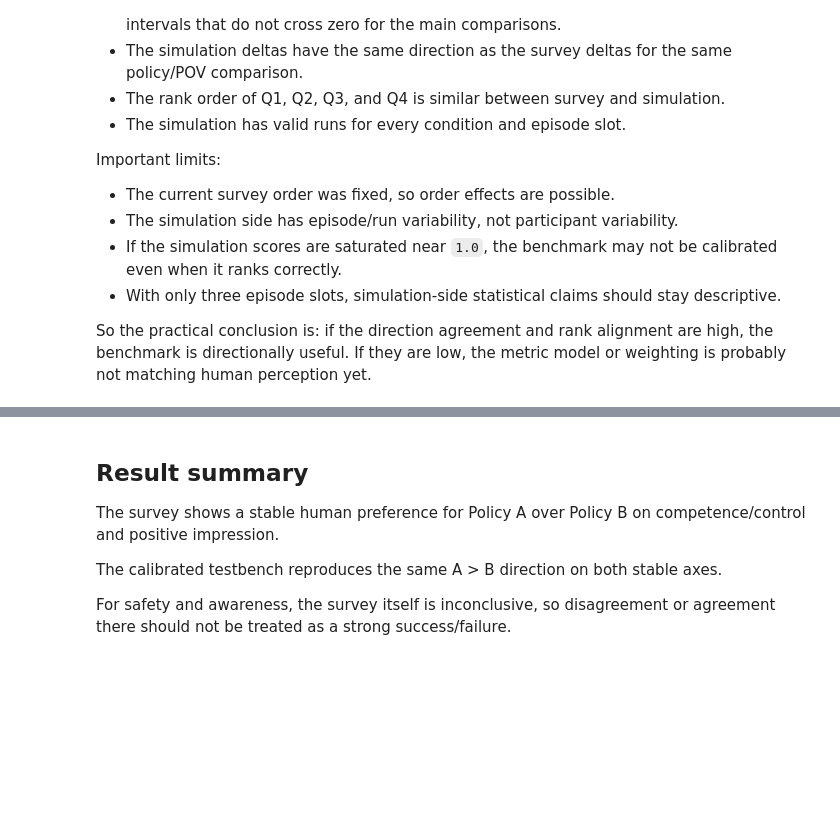
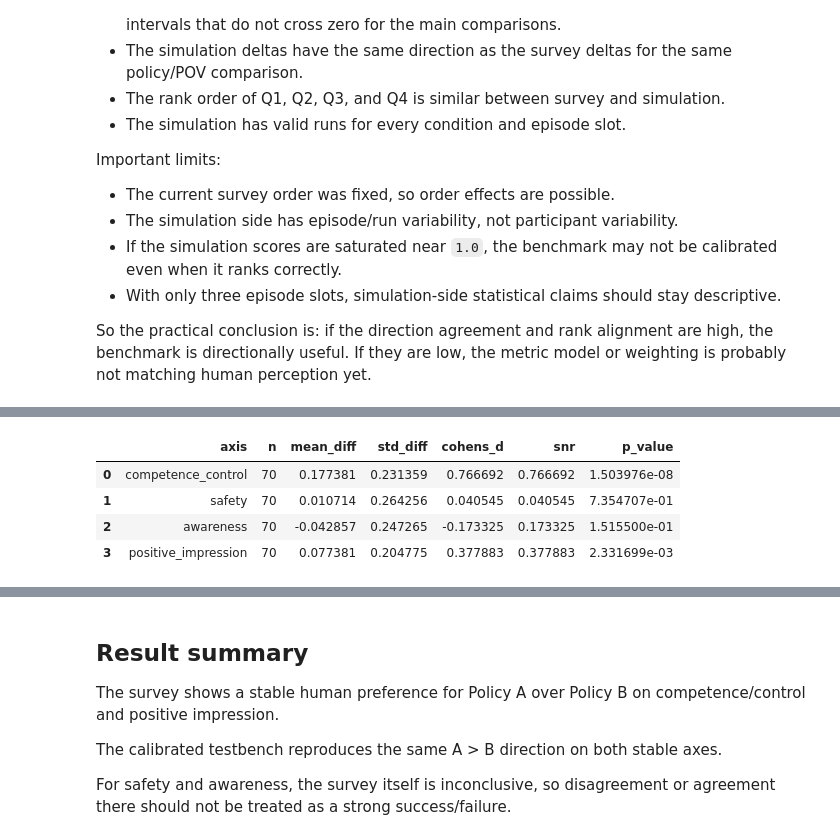
Before and after one commit to NicoDelle/asimovbm, a Jupyter notebook: paper/notebooks/paper_results.ipynb, the cells around one changed output, grey strips where cells are left out. Drawn from its saved outputs; the diff is of its cells as text; code cells hidden in the pictures; blank space fills up the shorter version.

```diff
--- a/paper/notebooks/paper_results.ipynb
+++ b/paper/notebooks/paper_results.ipynb
@@ -1458,3 +1451,52 @@ display(backend_policy_test_results)
 | 1 | safety | 1.071429 | -5.119048 | 7.261905 | 0.748313 | ... |
 | 2 | awareness | -3.965399 | -10.066804 | 2.480366 | 0.217189 | ... |
 | 3 | positive_impression | 7.738095 | 2.261905 | 13.214286 | 0.006800 | ... |
+# %%
+"""
+how consistently humans distinguish A from B on a given psychological dimension.
+"""
+
+import numpy as np
+import pandas as pd
+from scipy import stats
+
+summary = []
+
+for axis in CALIBRATION_AXES:
+
+    df = survey_validation_long[survey_validation_long["axis"] == axis]
+
+    paired = df.pivot_table(
+        index="participant_id",
+        columns="policy",
+        values="score_norm"
+    ).dropna()
+
+    diff = (paired["A"] - paired["B"]).values
+
+    mean_diff = np.mean(diff)
+    std_diff = np.std(diff, ddof=1)
+
+    # paired t-test against 0
+    t_stat, p_value = stats.ttest_1samp(diff, 0.0)
+
+    summary.append({
+        "axis": axis,
+        "n": len(diff),
+
+        "mean_diff": mean_diff,
+        "std_diff": std_diff,
+
+        "cohens_d": mean_diff / std_diff if std_diff != 0 else np.nan,
+        "snr": abs(mean_diff) / std_diff if std_diff != 0 else np.nan,
+        "p_value": p_value,
+    })
+
+summary_df = pd.DataFrame(summary)
+summary_df
+# %% [output]
+|  | axis | n | mean_diff | std_diff | cohens_d | snr | p_value |
+| 0 | competence_control | 70 | 0.177381 | 0.231359 | 0.766692 | 0.766692 | 1.503976e-08 |
+| 1 | safety | 70 | 0.010714 | 0.264256 | 0.040545 | 0.040545 | 7.354707e-01 |
+| 2 | awareness | 70 | -0.042857 | 0.247265 | -0.173325 | 0.173325 | 1.515500e-01 |
+| 3 | positive_impression | 70 | 0.077381 | 0.204775 | 0.377883 | 0.377883 | 2.331699e-03 |
```
Also changed, not shown: parts of 3 cells of this notebook, 2 other files.
